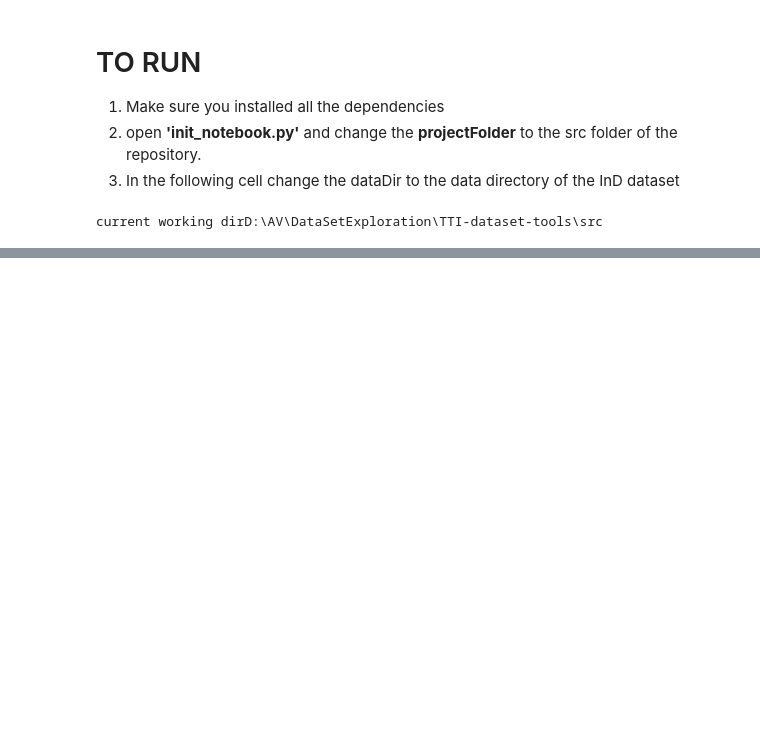
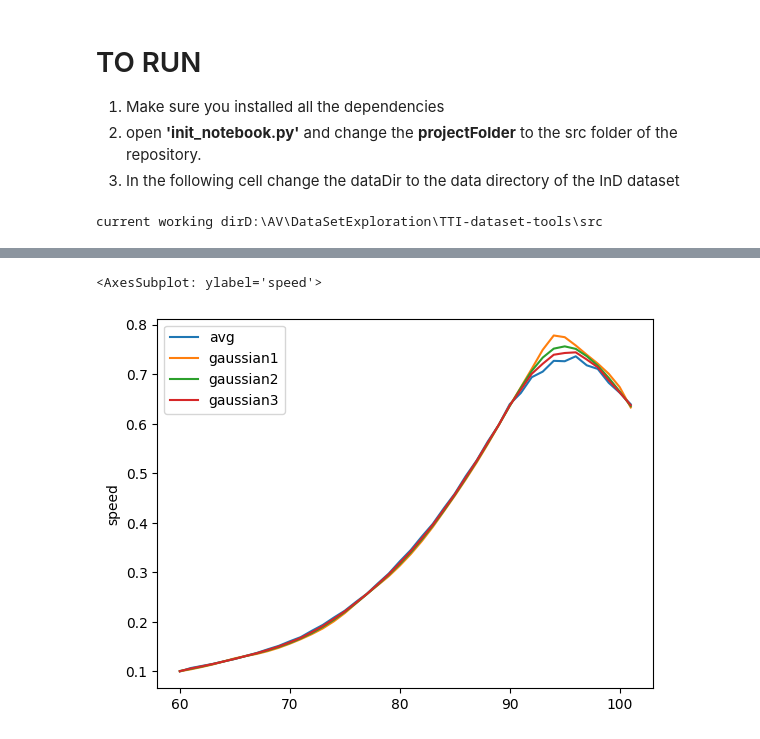
Before and after one commit to adhocmaster/TTI-dataset-tools, a Jupyter notebook: src/notebooks/ped-behavior-analysis.ipynb, the cells around one changed output, grey strips where cells are left out. Drawn from its saved outputs; the diff is of its cells as text; code cells hidden in the pictures; blank space fills up the shorter version.

```diff
--- a/src/notebooks/ped-behavior-analysis.ipynb
+++ b/src/notebooks/ped-behavior-analysis.ipynb
@@ -86,0 +128,12 @@ plt.plot(aPed["xVel"])
+# %%
+smoothSpeed = aPed['speed'].rolling(10).mean()
+sns.lineplot(smoothSpeed, label='avg')
+smoothSpeed = aPed['speed'].rolling(10, win_type='gaussian').mean(std=1)
+sns.lineplot(smoothSpeed, label='gaussian1')
+smoothSpeed = aPed['speed'].rolling(10, win_type='gaussian').mean(std=2)
+sns.lineplot(smoothSpeed, label='gaussian2')
+smoothSpeed = aPed['speed'].rolling(10, win_type='gaussian').mean(std=3)
+sns.lineplot(smoothSpeed, label='gaussian3')
+# %% [output]
+<AxesSubplot: ylabel='speed'>
+[figure, added]
```
Also changed, not shown: parts of 7 cells of this notebook, 1 other file.
